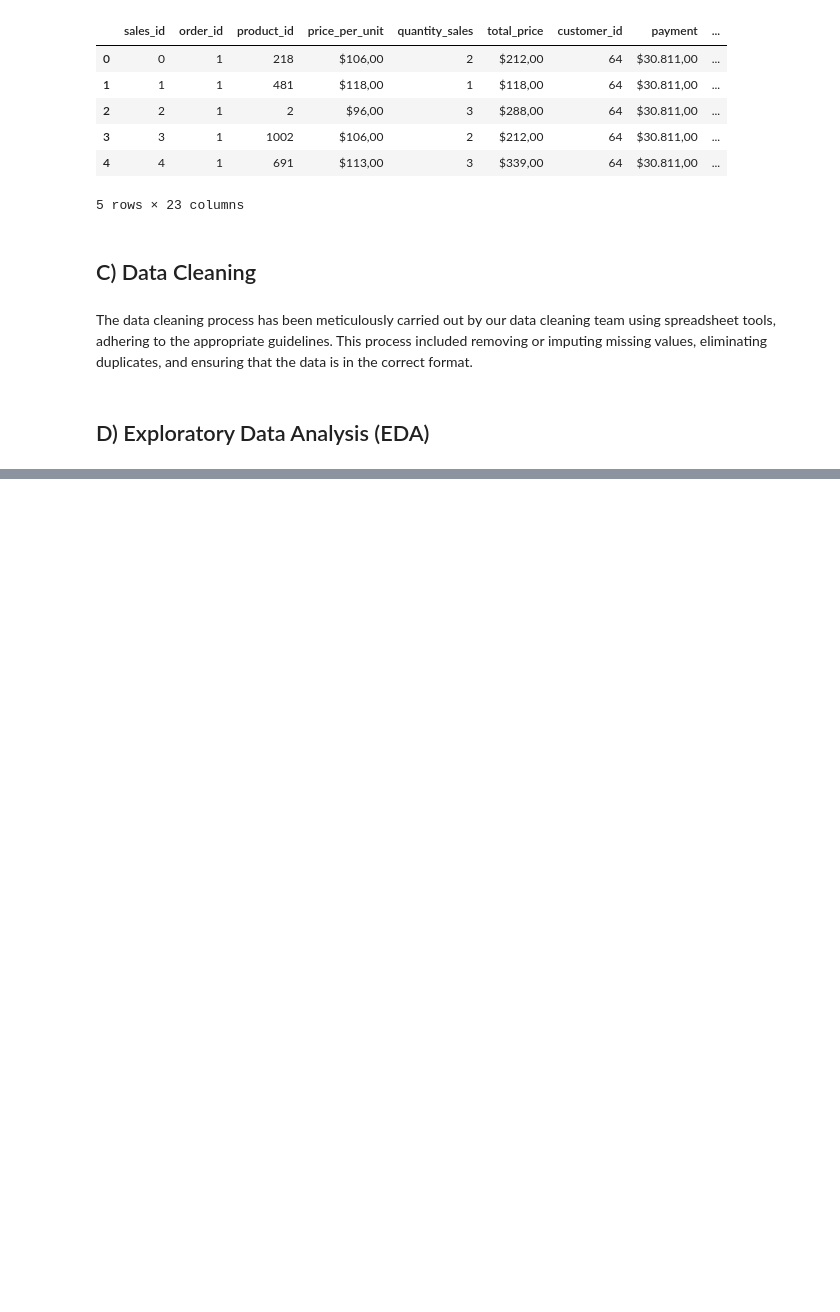
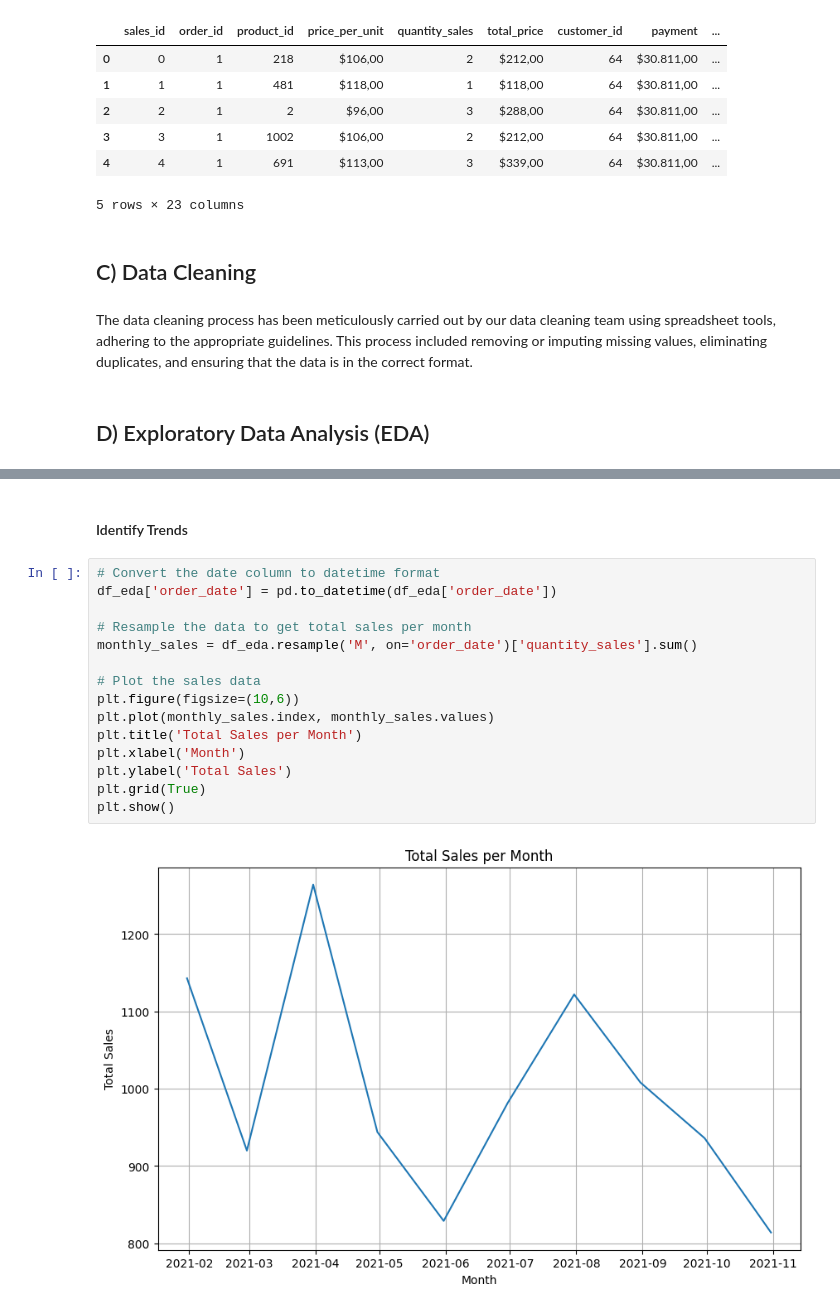
Before and after one commit to ykkhmrdn/Capstone-Project-DA, a Jupyter notebook: capstone_project_data_analytics.ipynb, the cells around one changed output, grey strips where cells are left out. Drawn from its saved outputs; the diff is of its cells as text; blank space fills up the shorter version.

```diff
--- a/capstone_project_data_analytics.ipynb
+++ b/capstone_project_data_analytics.ipynb
@@ -75,0 +179,19 @@ The data cleaning process has been meticulously carried out by our data cleaning
+# %% [markdown]
+#### Identify Trends
+# %%
+# Convert the date column to datetime format
+df_eda['order_date'] = pd.to_datetime(df_eda['order_date'])
+
+# Resample the data to get total sales per month
+monthly_sales = df_eda.resample('M', on='order_date')['quantity_sales'].sum()
+
+# Plot the sales data
+plt.figure(figsize=(10,6))
+plt.plot(monthly_sales.index, monthly_sales.values)
+plt.title('Total Sales per Month')
+plt.xlabel('Month')
+plt.ylabel('Total Sales')
+plt.grid(True)
+plt.show()
+# %% [output]
+[figure, added]
```
Also changed, not shown: parts of 31 cells of this notebook, 2 other files.
